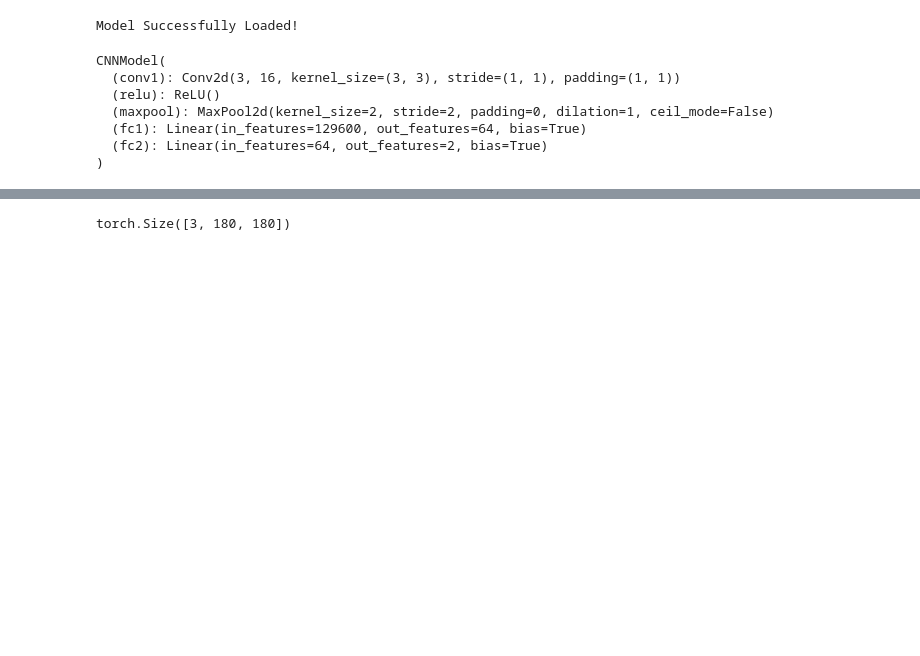
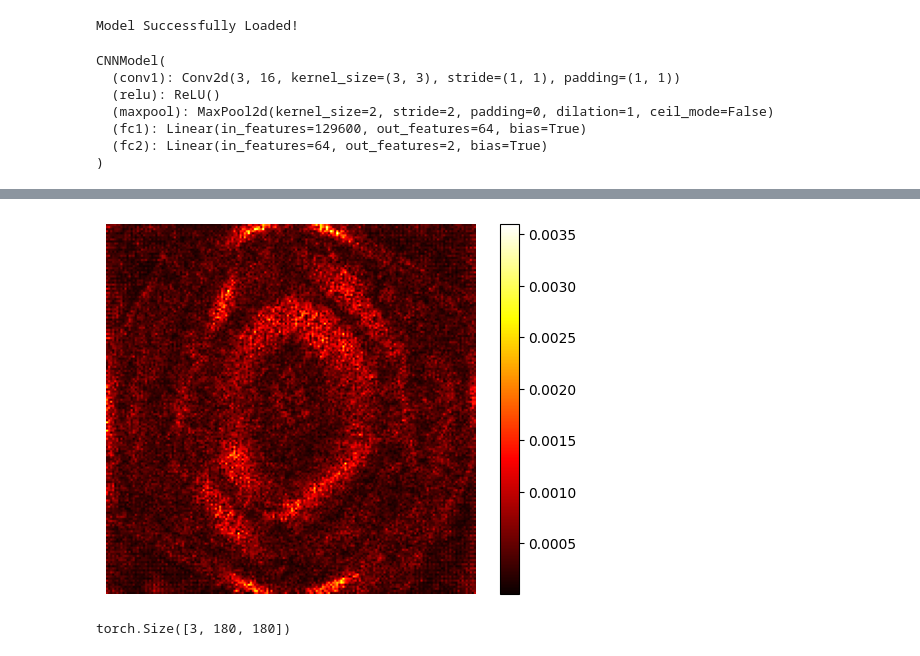
Before and after one commit to dissgod99/Chest-XRay-CNN-Project, a Jupyter notebook: notebook_test.ipynb, the cells around one changed output, grey strips where cells are left out. Saved outputs shown, nothing was run; the diff lists cells and outputs as text; code cells hidden in the pictures; blank space fills up the shorter version.

```diff
--- a/notebook_test.ipynb
+++ b/notebook_test.ipynb
@@ -69,2 +94,6 @@ CNNModel(
+# %%
+cal_saliency(model=model, img_path="uploaded_images/person19_bacteria_59.jpeg")
+# %% [output]
+[figure, added]
 # %%
 #img = Image.open("uploaded_images/person16_virus_47.jpeg")
```
Also changed, not shown: parts of 10 cells of this notebook.
